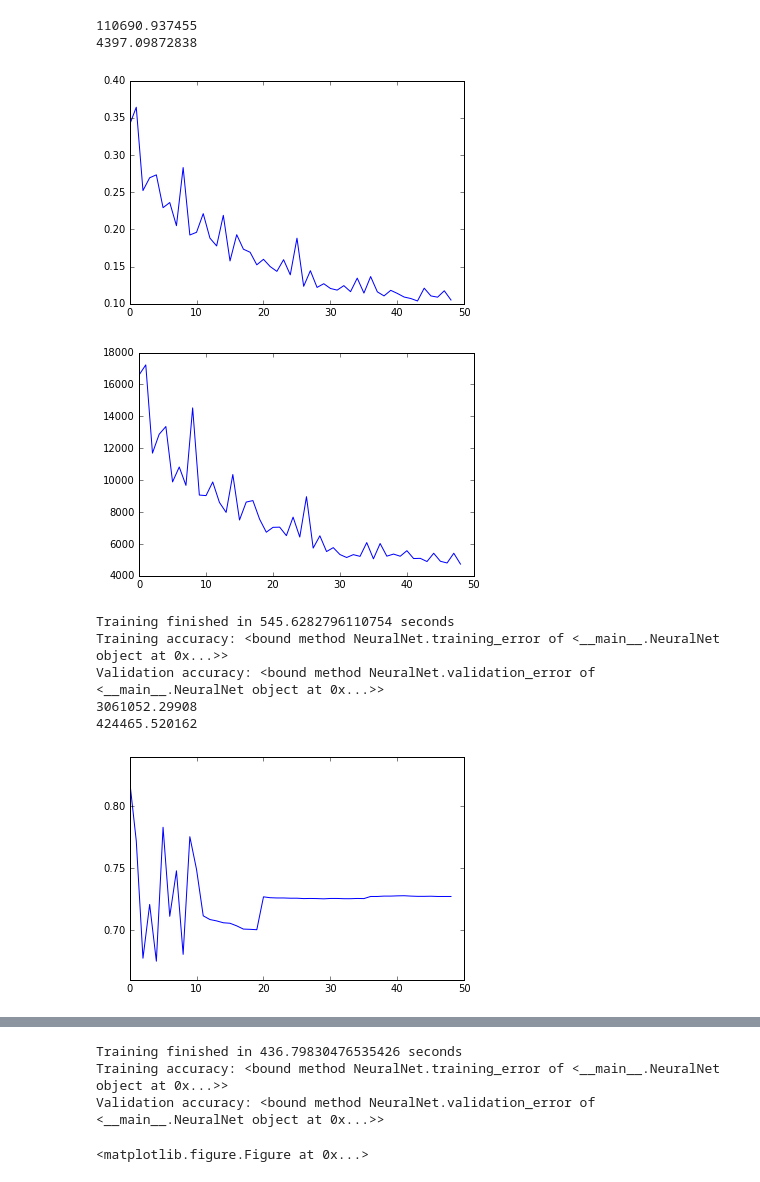
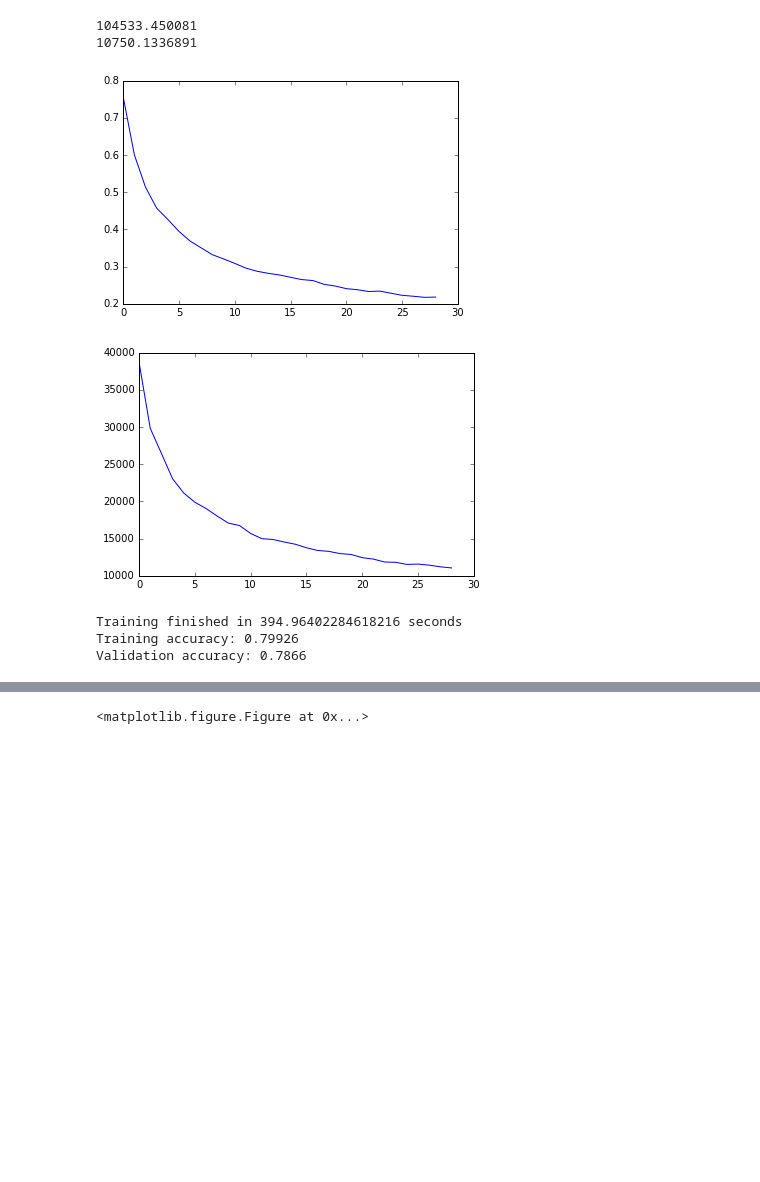
Before and after one commit to HongKit/Neural-Network-Digit-Classifier, a Jupyter notebook: HW6.ipynb, the cells around one changed output, grey strips where cells are left out. Drawn from its saved outputs; the diff is of its cells as text; code cells hidden in the pictures; blank space fills up the shorter version.

```diff
--- a/HW6.ipynb
+++ b/HW6.ipynb
@@ -162,17 +144,17 @@ def sum_squared_error(outputs, targets, derivative=False):
     else:
         return 0.5 * np.sum(np.power(outputs - targets,2))
 
-def cross_entropy_cost(outputs, targets, derivative=False, epsilon=1e-11):
+def cross_entropy_cost(outputs, targets, derivative=False, epsilon=10**-3):
     outputs = np.clip(outputs, epsilon, 1 - epsilon)
     divisor = np.maximum(outputs * (1 - outputs), epsilon)
     if derivative:
-        return -(outputs - targets) / divisor / 10**10
+        return -(outputs - targets) / divisor
     else:
         return -np.sum(targets * np.log( outputs ) + (1 - targets) * np.log(1 - outputs))
 
 class NeuralNet(object):
     def __init__(self, X, y, costFN = sum_squared_error, outputLayerSize = 10, \
-                 hiddenLayerSize = 200, learning_rate = 1, lamb = 0.0001):
+                 hiddenLayerSize = 200, learning_rate = 0.01, lamb = 0.0001):
         numberOfSamples = len(y)
         self.X = X[numberOfSamples//6:]
         self.y = y[numberOfSamples//6:]
@@ -204,10 +186,10 @@ class NeuralNet(object):
         yHati = self.forward(Xi)
 
         delta3 = np.multiply(-self.costFN(yHati, yi, True), sigmoid_function(yHati, True))
-        dJdW = np.dot(self.a2.T, delta3) / Xi.shape[0] + self.lamb * self.W
+        dJdW = np.dot(self.a2.T, delta3)# / Xi.shape[0] + self.lamb * self.W
 
         delta2 = np.dot(delta3, self.W.T) * tanh_function(self.z2, True)
-        dJdV = np.dot(Xi.T, delta2) / Xi.shape[0] + self.lamb * self.V
+        dJdV = np.dot(Xi.T, delta2)# / Xi.shape[0] + self.lamb * self.V
 
         return dJdV, dJdW
 
@@ -231,13 +213,13 @@ class NeuralNet(object):
     def train(self):
         self.valid_err = []
         self.J = []
-        for i in range(1,50000):
+        for i in range(1,30000):
             if i % 1000 == 0:
                 self.valid_err.append(self.validation_error())
                 self.J.append(self.costFunction())
             index = randint(0, len(self.y)-1)
             self.stochastic_GD(np.array([self.X[index]]),\
-                               np.array([self.y[index]]), 10000*self.learning_rate/(i+50000))
+                               np.array([self.y[index]]), self.learning_rate)
         self.yHat = self.forward(self.X)
         return np.argmax(self.yHat, axis = 1)
 
@@ -267,42 +248,29 @@ X = train_img
 # %%
 get_ipython().magic(u'matplotlib inline')
 import matplotlib.pyplot as plt
+import time
 
 startTime = time.clock()
 NN = NeuralNet(X, y)
 print(NN.costFunction())
 NN.train()
 print(NN.costFunction())
 plt.plot(NN.valid_err)
 plt.show()
 plt.clf()
 plt.plot(NN.J)
 plt.show()
 plt.clf()
 endTime = time.clock()
 print("Training finished in {} seconds".format(endTime-startTime))
 
-startTime = time.clock()
-NN2 = NeuralNet(X, y, cross_entropy_cost)
-print(NN2.costFunction())
-NN2.train()
-print(NN2.costFunction())
-plt.plot(NN2.valid_err)
-plt.show()
-plt.clf()
-plt.plot(NN2.J)
-plt.show()
-plt.clf()
-endTime = time.clock()
-print("Training finished in {} seconds".format(endTime-startTime))
+print("Training accuracy: {}". format(1-NN.training_error()))
+print("Validation accuracy: {}". format(1-NN.validation_error()))
 # %% [output]
-110690.937455
-4397.09872838
+104533.450081
+10750.1336891
-[figure, old version]
+[figure, new version]
-[figure, old version]
+[figure, new version]
-Training finished in 545.6282796110754 seconds
-Training accuracy: <bound method NeuralNet.training_error of <__main__.NeuralNet object at 0x...>>
-Validation accuracy: <bound method NeuralNet.validation_error of <__main__.NeuralNet object at 0x...>>
-3061052.29908
-424465.520162
+Training finished in 394.96402284618216 seconds
+Training accuracy: 0.79926
+Validation accuracy: 0.7866
-[figure, removed]
@@ -310,4 +277 @@ Validation accuracy: <bound method NeuralNet.validation_error of <__main__.Neura
-Training finished in 436.79830476535426 seconds
-Training accuracy: <bound method NeuralNet.training_error of <__main__.NeuralNet object at 0x...>>
-Validation accuracy: <bound method NeuralNet.validation_error of <__main__.NeuralNet object at 0x...>>
+<matplotlib.figure.Figure at 0x...>
-<matplotlib.figure.Figure at 0x...>
```
Also changed, not shown: parts of 14 cells of this notebook.
